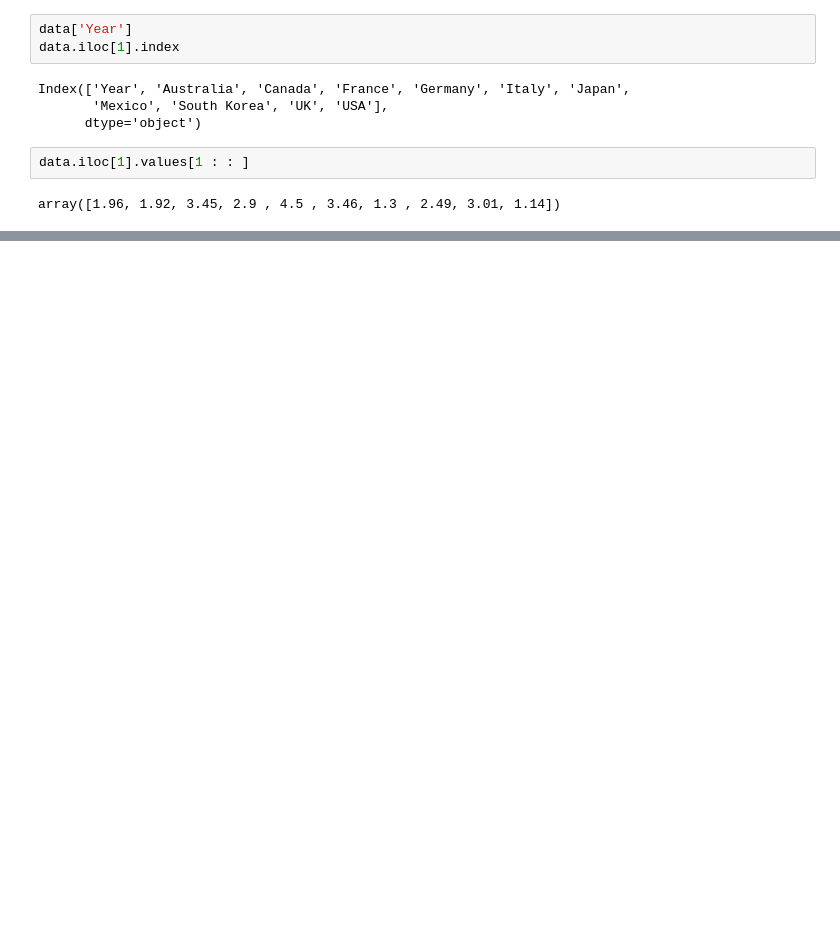
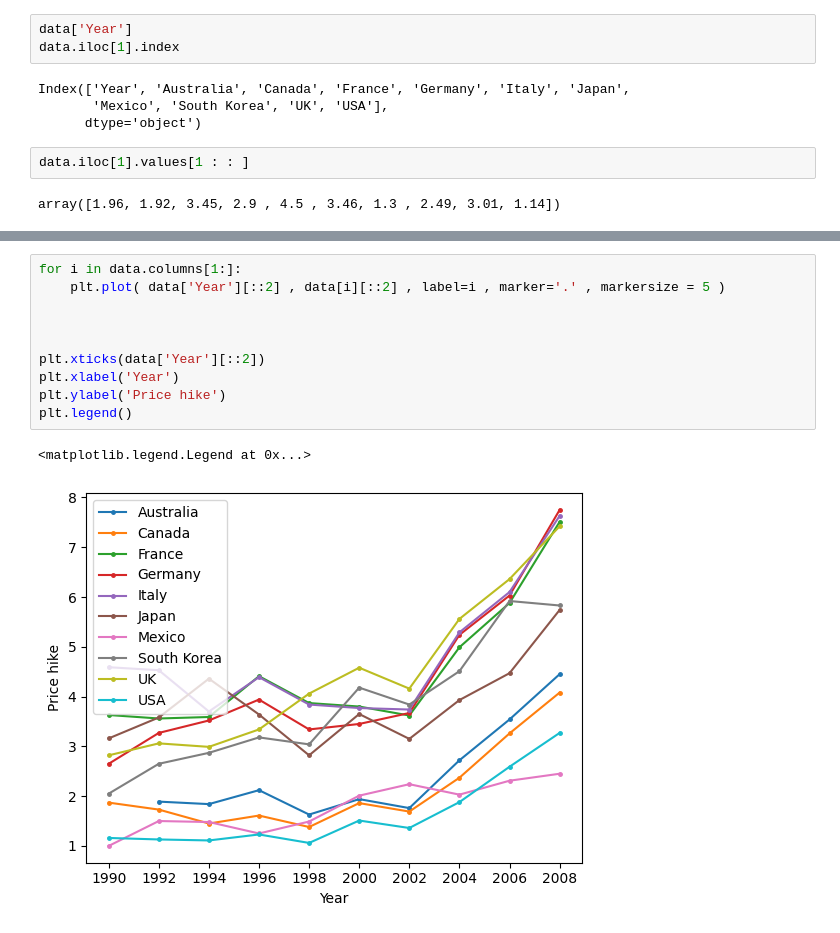
Before and after one commit to danielprinceD/DataScience, a Jupyter notebook: matplotlib.ipynb, the cells around one changed output, grey strips where cells are left out. Drawn from its saved outputs; the diff is of its cells as text; blank space fills up the shorter version.

```diff
--- a/matplotlib.ipynb
+++ b/matplotlib.ipynb
@@ -116,0 +124,13 @@ array([1.96, 1.92, 3.45, 2.9 , 4.5 , 3.46, 1.3 , 2.49, 3.01, 1.14])
+# %%
+for i in data.columns[1:]:
+    plt.plot( data['Year'][::2] , data[i][::2] , label=i , marker='.' , markersize = 5 )
+
+
+
+plt.xticks(data['Year'][::2])
+plt.xlabel('Year')
+plt.ylabel('Price hike')
+plt.legend()
+# %% [output]
+<matplotlib.legend.Legend at 0x...>
+[figure, added]
```
Also changed, not shown: parts of 3 cells of this notebook.
